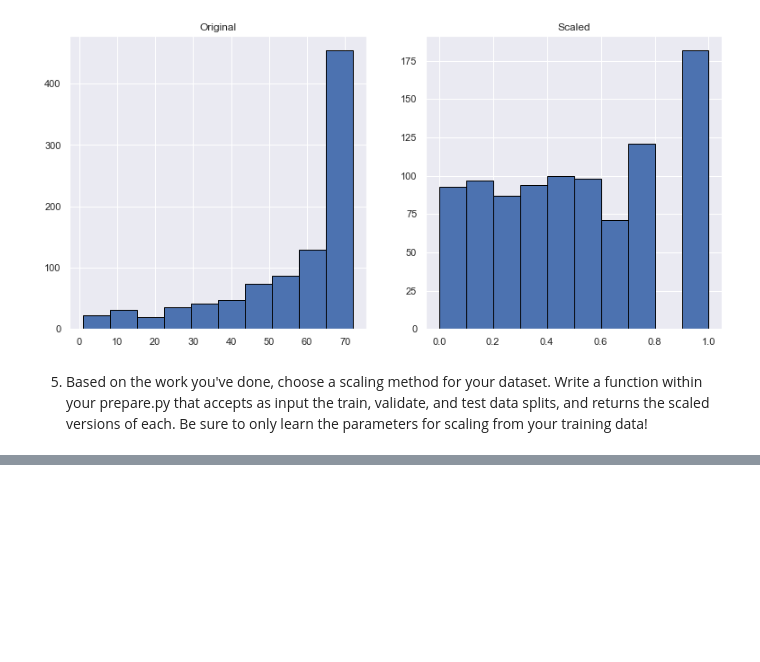
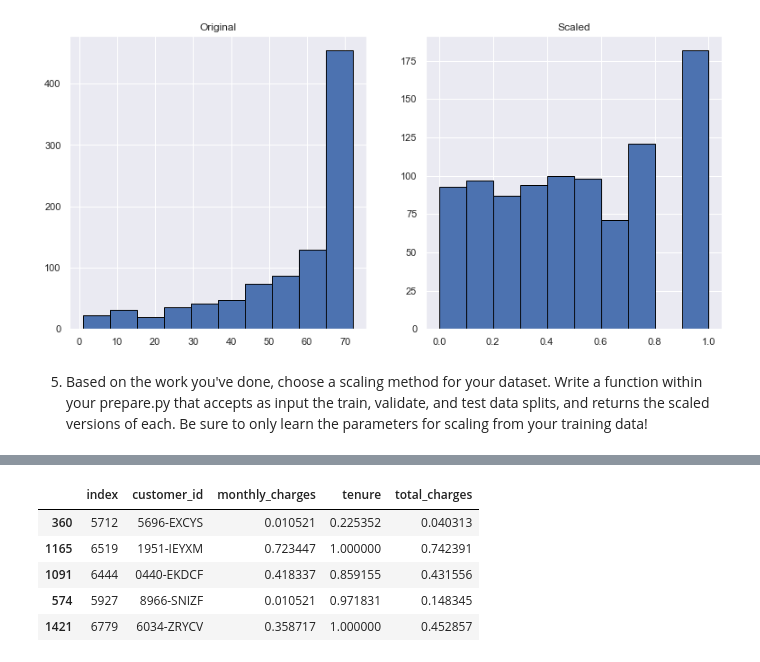
Before and after one commit to DesireeMcElroy/regression-exercises, a Jupyter notebook: scaling.ipynb, the cells around one changed output, grey strips where cells are left out. Cells and saved outputs as stored; diff of their text form; code cells hidden in the pictures; blank space fills up the shorter version.

Commit message:
creating minmax function

```diff
--- a/scaling.ipynb
+++ b/scaling.ipynb
@@ -282,3 +300,28 @@ Text(0.5, 1.0, 'Scaled')
 [figure]
 # %% [markdown]
 5. Based on the work you've done, choose a scaling method for your dataset. Write a function within your prepare.py that accepts as input the train, validate, and test data splits, and returns the scaled versions of each. Be sure to only learn the parameters for scaling from your training data!
+# %%
+def minmax_scaler(train, validate, test):
+
+    # create my variable to columns
+    cols = ['monthly_charges', 'total_charges', 'tenure']
+
+    # assign my scaler
+    scaler = MinMaxScaler()
+
+    for col in cols:
+
+        # apply fit_transform to train dataset
+        train[col] = scaler.fit_transform(train[[col]])
+
+        # apply transform to validate and test set
+        validate[col] = scaler.transform(validate[[col]])
+        test[col] = scaler.transform(test[[col]])
+
+    return train, validate, test
+# %%
+# acquire and prep my data using the functions from my wrangle.py
+df = wrangle.prep_telco(wrangle.get_telco_data())
+# %%
+# split our data
+train, validate, test = wrangle.telco_split(df)
@@ -284,0 +332,2 @@ Text(0.5, 1.0, 'Scaled')
+# %%
+train, validate, test = minmax_scaler(train, validate, test)
@@ -284,0 +350,9 @@ Text(0.5, 1.0, 'Scaled')
+# %%
+train.head()
+# %% [output]
+|  | index | customer_id | monthly_charges | tenure | total_charges |
+| 360 | 5712 | 5696-EXCYS | 0.010521 | 0.225352 | 0.040313 |
+| 1165 | 6519 | 1951-IEYXM | 0.723447 | 1.000000 | 0.742391 |
+| 1091 | 6444 | 0440-EKDCF | 0.418337 | 0.859155 | 0.431556 |
+| 574 | 5927 | 8966-SNIZF | 0.010521 | 0.971831 | 0.148345 |
+| 1421 | 6779 | 6034-ZRYCV | 0.358717 | 1.000000 | 0.452857 |
```
Also changed, not shown: parts of 6 cells of this notebook.
